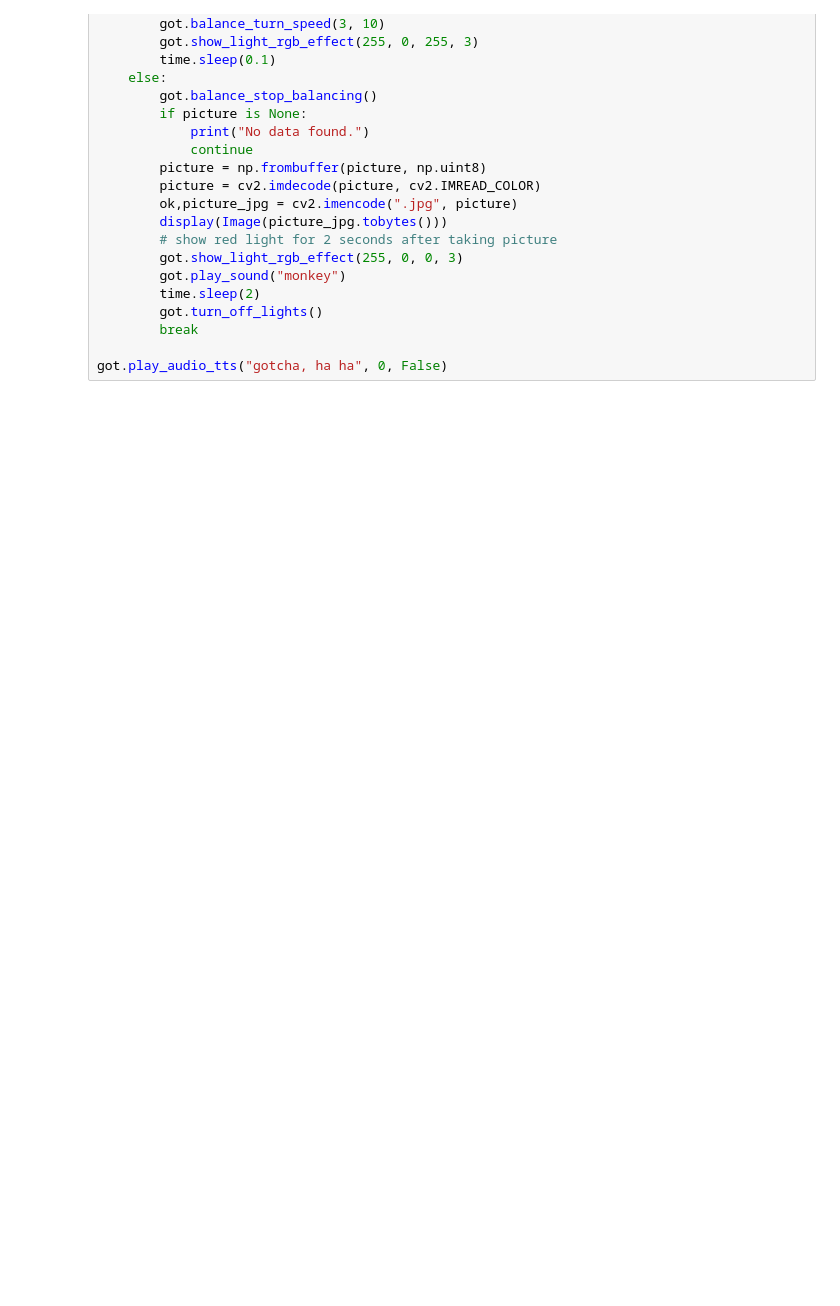
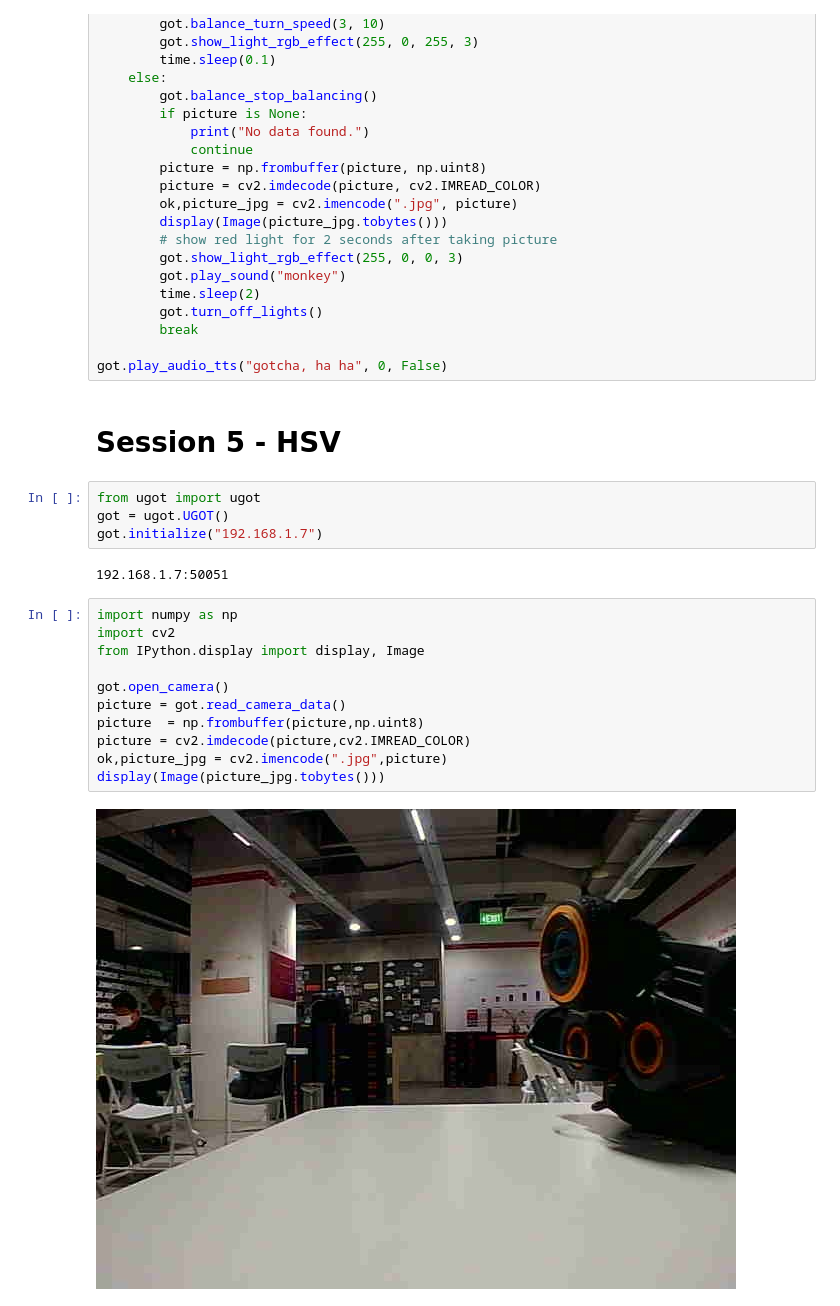
Before and after one commit to MichOng00/TTA-Projects, a Jupyter notebook: L4T1 - Chatbot/L4T2_sub.ipynb, the cells around one changed output. Drawn from its saved outputs; the diff is of its cells as text; blank space fills up the shorter version.

```diff
--- a/L4T1 - Chatbot/L4T2_sub.ipynb
+++ b/L4T1 - Chatbot/L4T2_sub.ipynb
@@ -113,3 +113,24 @@ while True:
         break
 
 got.play_audio_tts("gotcha, ha ha", 0, False)
+# %% [markdown]
+# Session 5 - HSV
+# %%
+from ugot import ugot
+got = ugot.UGOT()
+got.initialize("192.168.1.7")
+# %% [output]
+192.168.1.7:50051
+# %%
+import numpy as np
+import cv2
+from IPython.display import display, Image
+
+got.open_camera()
+picture = got.read_camera_data()
+picture  = np.frombuffer(picture,np.uint8)
+picture = cv2.imdecode(picture,cv2.IMREAD_COLOR)
+ok,picture_jpg = cv2.imencode(".jpg",picture)
+display(Image(picture_jpg.tobytes()))
+# %% [output]
+[figure, added]
```
Also changed, not shown: parts of 4 cells of this notebook, 16 other files.
